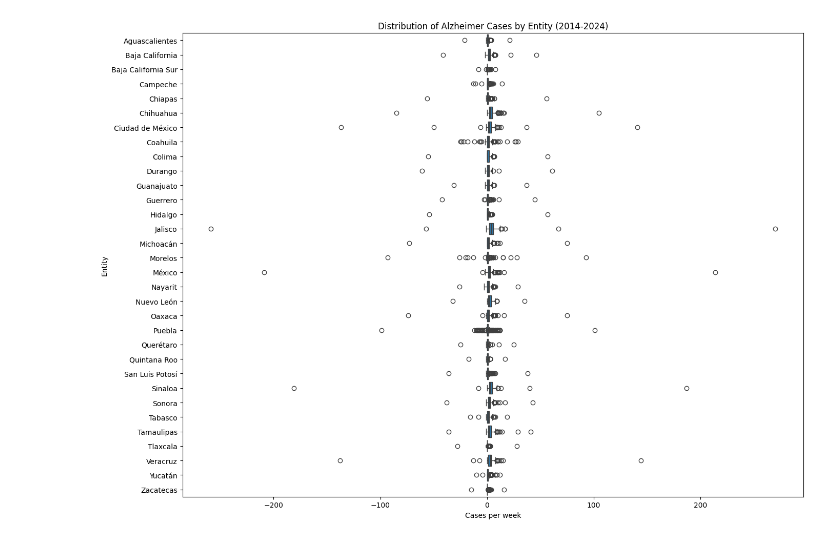
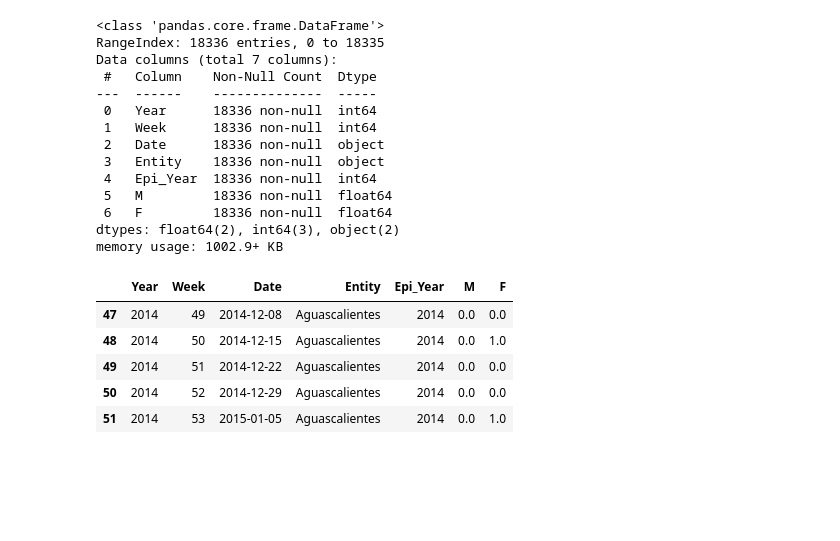
Before and after one commit to greyngs/alzheimer-forecasting-mexico, a Jupyter notebook: notebooks/1.3_dataframe_outliers.ipynb, the cells around one changed output. Cells and saved outputs as stored; diff of their text form; code cells hidden in the pictures; blank space fills up the shorter version.

```diff
--- a/notebooks/1.3_dataframe_outliers.ipynb
+++ b/notebooks/1.3_dataframe_outliers.ipynb
@@ -129,10 +32,51 @@ plt.show()
-# %%
-plt.figure(figsize=(14, 10))
-sns.boxplot(data=df, y='Entity', x='total_cases', orient='h')
-plt.title('Distribution of Alzheimer Cases by Entity (2014-2024)')
-plt.xlabel('Cases per week')
-plt.ylabel('Entity')
-plt.tight_layout()
-plt.show()
-# %% [output]
-[figure, removed]
+# %%
+alzheimer_v3_df = v3_df.copy()
+# Sort by entity and time
+alzheimer_v3_df = alzheimer_v3_df.sort_values(['Entity', 'Year', 'Week']).reset_index(drop=True)
+
+# Calculate weekly new cases for M and F
+alzheimer_v3_df['M_new'] = alzheimer_v3_df.groupby('Entity')['M'].diff()
+alzheimer_v3_df['F_new'] = alzheimer_v3_df.groupby('Entity')['F'].diff()
+
+# Handle first week of each entity (no previous week to diff from)
+first_rows = alzheimer_v3_df.groupby('Entity').head(1).index
+alzheimer_v3_df.loc[first_rows, 'M_new'] = alzheimer_v3_df.loc[first_rows, 'M']
+alzheimer_v3_df.loc[first_rows, 'F_new'] = alzheimer_v3_df.loc[first_rows, 'F']
+
+# Handle Week 2 (epidemiological year reset)
+alzheimer_v3_df.loc[alzheimer_v3_df['Week'] == 2, 'M_new'] = alzheimer_v3_df.loc[alzheimer_v3_df['Week'] == 2, 'M']
+alzheimer_v3_df.loc[alzheimer_v3_df['Week'] == 2, 'F_new'] = alzheimer_v3_df.loc[alzheimer_v3_df['Week'] == 2, 'F']
+
+# Replace original M and F columns with new incremental data
+alzheimer_v3_df['M'] = alzheimer_v3_df['M_new']
+alzheimer_v3_df['F'] = alzheimer_v3_df['F_new']
+
+# Drop temporary columns
+alzheimer_v3_df = alzheimer_v3_df.drop(columns=['M_new', 'F_new'])
+
+# # Calculate total new cases per week
+# alzheimer_v3_df['New_Cases'] = alzheimer_v3_df['M'] + alzheimer_v3_df['F']
+
+alzheimer_v3_df.info()
+alzheimer_v3_df[47:52]
+# %% [output]
+<class 'pandas.core.frame.DataFrame'>
+RangeIndex: 18336 entries, 0 to 18335
+Data columns (total 7 columns):
+ #   Column    Non-Null Count  Dtype
+---  ------    --------------  -----
+ 0   Year      18336 non-null  int64
+ 1   Week      18336 non-null  int64
+ 2   Date      18336 non-null  object
+ 3   Entity    18336 non-null  object
+ 4   Epi_Year  18336 non-null  int64
+ 5   M         18336 non-null  float64
+ 6   F         18336 non-null  float64
+dtypes: float64(2), int64(3), object(2)
+memory usage: 1002.9+ KB
+|  | Year | Week | Date | Entity | Epi_Year | M | F |
+| 47 | 2014 | 49 | 2014-12-08 | Aguascalientes | 2014 | 0.0 | 0.0 |
+| 48 | 2014 | 50 | 2014-12-15 | Aguascalientes | 2014 | 0.0 | 1.0 |
+| 49 | 2014 | 51 | 2014-12-22 | Aguascalientes | 2014 | 0.0 | 0.0 |
+| 50 | 2014 | 52 | 2014-12-29 | Aguascalientes | 2014 | 0.0 | 0.0 |
+| 51 | 2014 | 53 | 2015-01-05 | Aguascalientes | 2014 | 0.0 | 1.0 |
```
Also changed, not shown: parts of 10 cells of this notebook, 2 other files.
